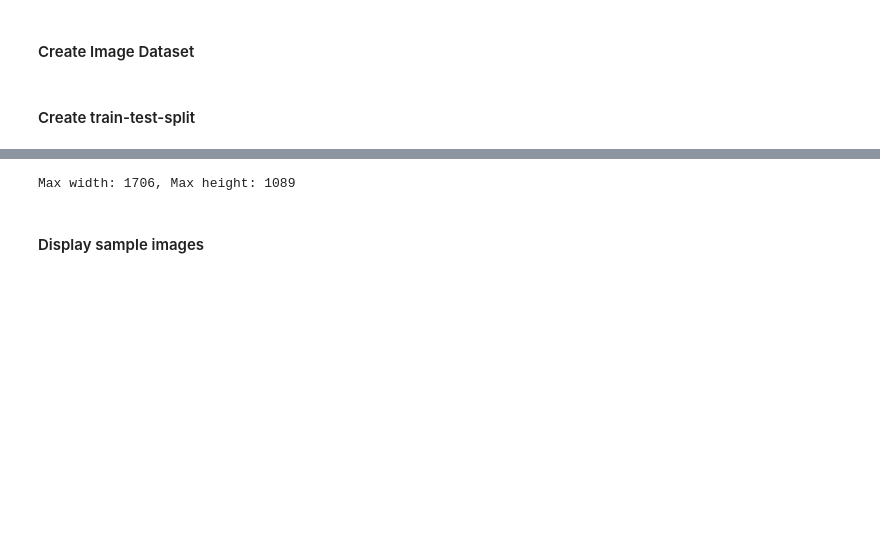
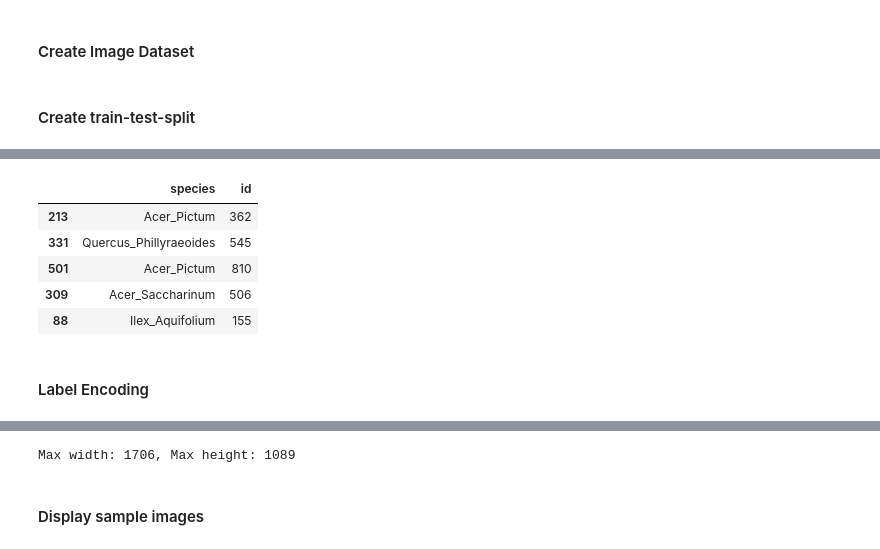
Before and after one commit to LukasDrews97/machine_learning_case_studies, a Jupyter notebook: Leaf_Classification.ipynb, the cells around one changed output, grey strips where cells are left out. Saved outputs shown, nothing was run; the diff lists cells and outputs as text; code cells hidden in the pictures; blank space fills up the shorter version.

```diff
--- a/Leaf_Classification.ipynb
+++ b/Leaf_Classification.ipynb
@@ -173,0 +185,11 @@ train.head(5)
+# %%
+y_test.head(5)
+# %% [output]
+|  | species | id |
+| 213 | Acer_Pictum | 362 |
+| 331 | Quercus_Phillyraeoides | 545 |
+| 501 | Acer_Pictum | 810 |
+| 309 | Acer_Saccharinum | 506 |
+| 88 | Ilex_Aquifolium | 155 |
+# %% [markdown]
+#### Label Encoding
```
Also changed, not shown: parts of 14 cells of this notebook.
